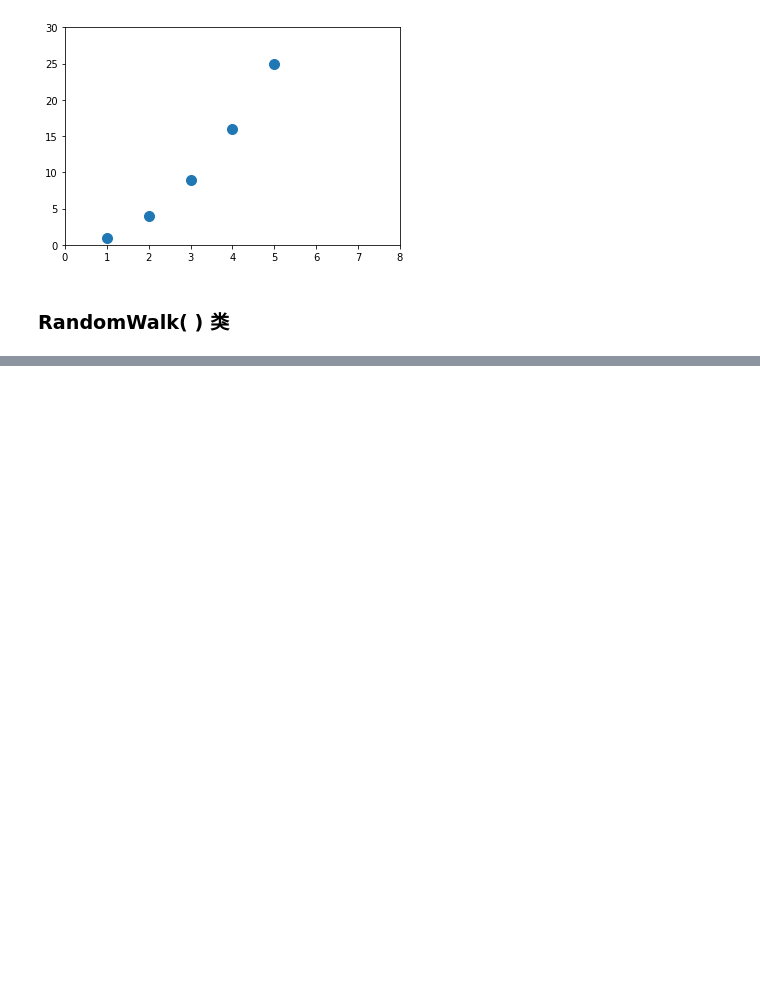
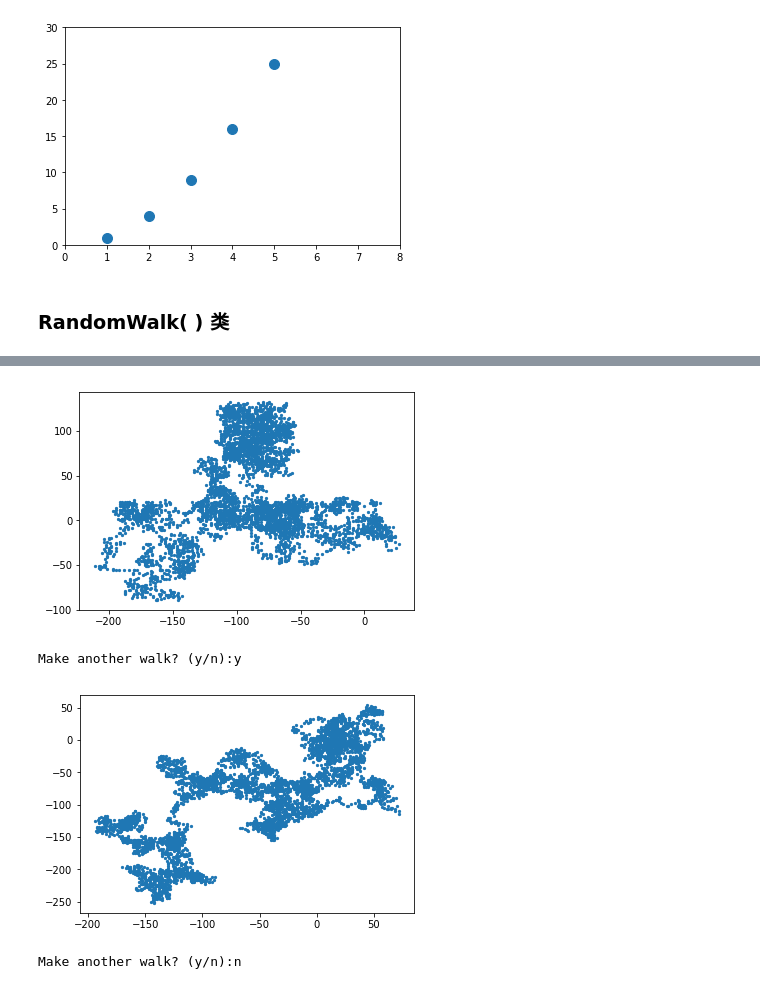
Before and after one commit to ZenWisty/model-learn-matplotlib-pandas-etc, a Jupyter notebook: matplotlib/Lesson1.ipynb, the cells around one changed output, grey strips where cells are left out. Saved outputs shown, nothing was run; the diff lists cells and outputs as text; code cells hidden in the pictures; blank space fills up the shorter version.

```diff
--- a/matplotlib/Lesson1.ipynb
+++ b/matplotlib/Lesson1.ipynb
@@ -38,0 +71,19 @@ class RandomWalk():
+# %%
+# console decide whether to continue.
+import matplotlib.pyplot as plt
+# from random_walk import RandomWalk
+
+while True:
+    rw = RandomWalk()
+    rw.fill_walk()
+    plt.scatter(rw.x_values, rw.y_values, s=5)
+    plt.show()
+
+    keep_running = input('Make another walk? (y/n):')
+    if keep_running == 'n':
+        break
+# %% [output]
+[figure, added]
+Make another walk? (y/n):y
+[figure, added]
+Make another walk? (y/n):n
```
Also changed, not shown: parts of 4 cells of this notebook, 7 other files.
